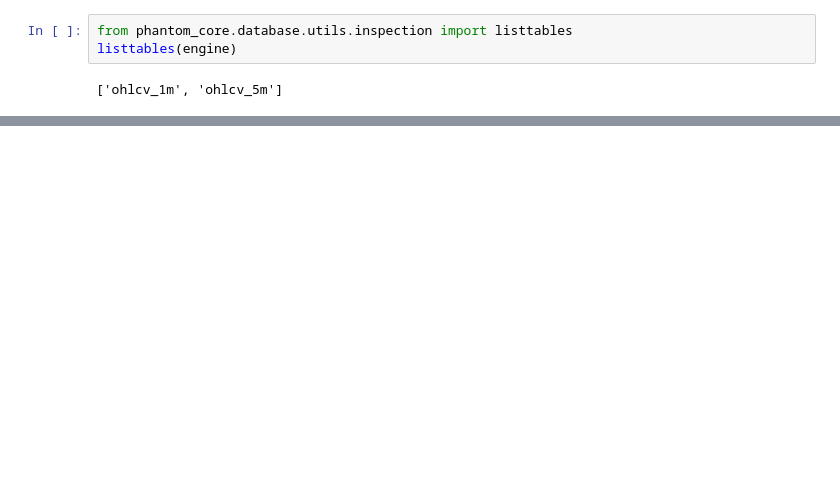
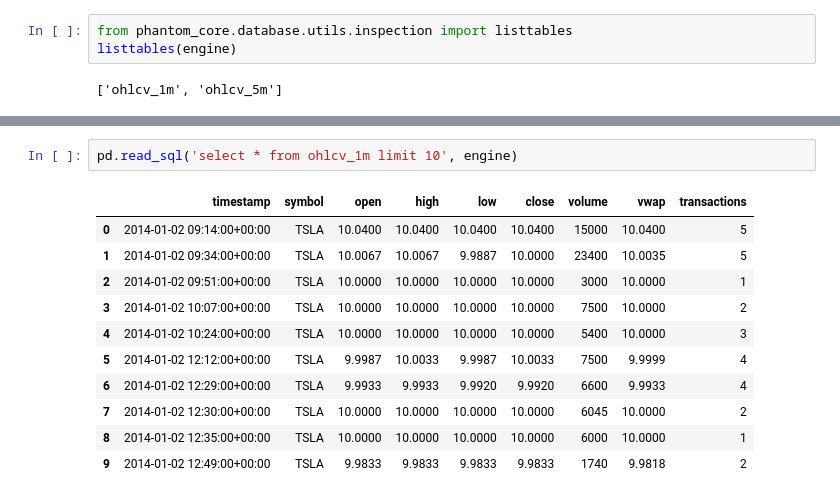
Before and after one commit to PhantomResearch/phantom-core, a Jupyter notebook: dev/dev.ipynb, the cells around one changed output, grey strips where cells are left out. Cells and saved outputs as stored; diff of their text form; blank space fills up the shorter version.

```diff
--- a/dev/dev.ipynb
+++ b/dev/dev.ipynb
@@ -49,0 +120,14 @@ IndexError: index 0 is out of bounds for axis 0 with size 0
+# %%
+pd.read_sql('select * from ohlcv_1m limit 10', engine)
+# %% [output]
+|  | timestamp | symbol | open | high | low | close | volume | vwap | transactions |
+| 0 | 2014-01-02 09:14:00+00:00 | TSLA | 10.0400 | 10.0400 | 10.0400 | 10.0400 | 15000 | 10.0400 | 5 |
+| 1 | 2014-01-02 09:34:00+00:00 | TSLA | 10.0067 | 10.0067 | 9.9887 | 10.0000 | 23400 | 10.0035 | 5 |
+| 2 | 2014-01-02 09:51:00+00:00 | TSLA | 10.0000 | 10.0000 | 10.0000 | 10.0000 | 3000 | 10.0000 | 1 |
+| 3 | 2014-01-02 10:07:00+00:00 | TSLA | 10.0000 | 10.0000 | 10.0000 | 10.0000 | 7500 | 10.0000 | 2 |
+| 4 | 2014-01-02 10:24:00+00:00 | TSLA | 10.0000 | 10.0000 | 10.0000 | 10.0000 | 5400 | 10.0000 | 3 |
+| 5 | 2014-01-02 12:12:00+00:00 | TSLA | 9.9987 | 10.0033 | 9.9987 | 10.0033 | 7500 | 9.9999 | 4 |
+| 6 | 2014-01-02 12:29:00+00:00 | TSLA | 9.9933 | 9.9933 | 9.9920 | 9.9920 | 6600 | 9.9933 | 4 |
+| 7 | 2014-01-02 12:30:00+00:00 | TSLA | 10.0000 | 10.0000 | 10.0000 | 10.0000 | 6045 | 10.0000 | 2 |
+| 8 | 2014-01-02 12:35:00+00:00 | TSLA | 10.0000 | 10.0000 | 10.0000 | 10.0000 | 6000 | 10.0000 | 1 |
+| 9 | 2014-01-02 12:49:00+00:00 | TSLA | 9.9833 | 9.9833 | 9.9833 | 9.9833 | 1740 | 9.9818 | 2 |
```
Also changed, not shown: parts of 4 cells of this notebook, 4 other files.
